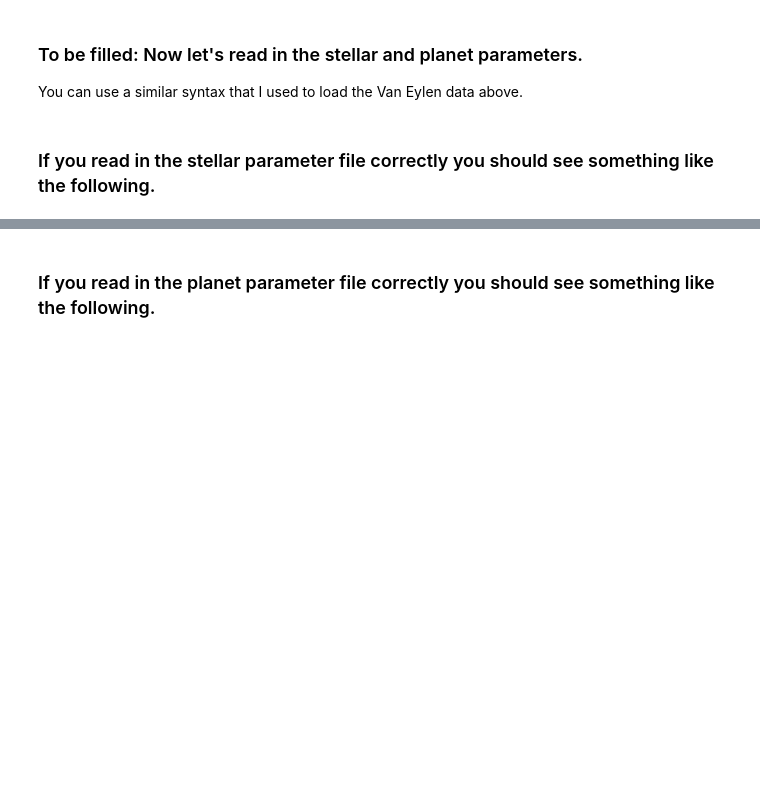
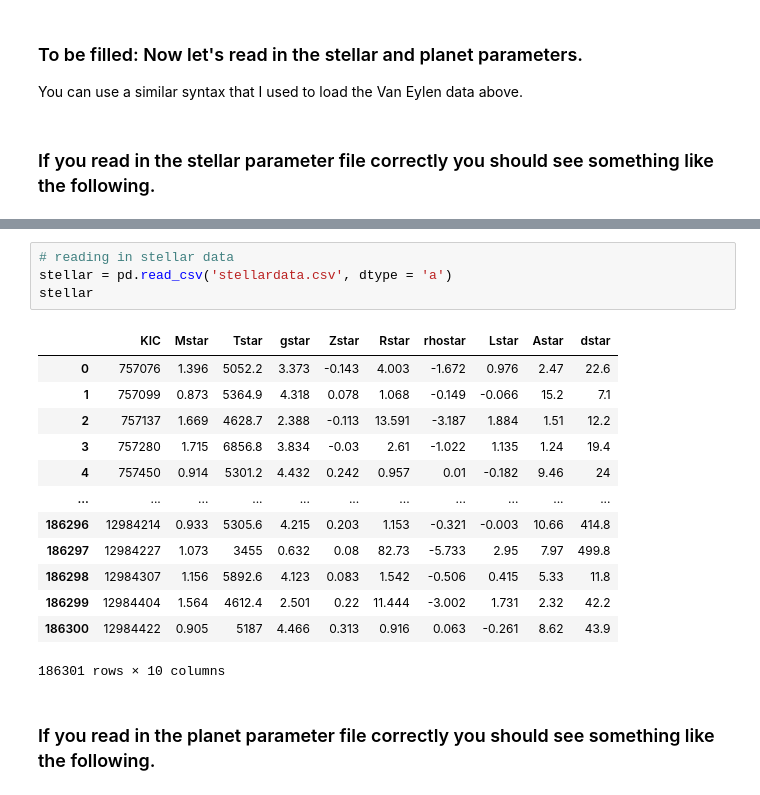
Before and after one commit to sydneeod/AI-Machine-Learning, a Jupyter notebook: AST4930_homework4.ipynb, the cells around one changed output, grey strips where cells are left out. Drawn from its saved outputs; the diff is of its cells as text; blank space fills up the shorter version.

```diff
--- a/AST4930_homework4.ipynb
+++ b/AST4930_homework4.ipynb
@@ -162,2 +196,20 @@ You can use a similar syntax that I used to load the Van Eylen data above.
+# %%
+# reading in stellar data
+stellar = pd.read_csv('stellardata.csv', dtype = 'a')
+stellar
+# %% [output]
+|  | KIC | Mstar | Tstar | gstar | Zstar | Rstar | rhostar | Lstar | Astar | dstar |
+| 0 | 757076 | 1.396 | 5052.2 | 3.373 | -0.143 | 4.003 | -1.672 | 0.976 | 2.47 | 22.6 |
+| 1 | 757099 | 0.873 | 5364.9 | 4.318 | 0.078 | 1.068 | -0.149 | -0.066 | 15.2 | 7.1 |
+| 2 | 757137 | 1.669 | 4628.7 | 2.388 | -0.113 | 13.591 | -3.187 | 1.884 | 1.51 | 12.2 |
+| 3 | 757280 | 1.715 | 6856.8 | 3.834 | -0.03 | 2.61 | -1.022 | 1.135 | 1.24 | 19.4 |
+| 4 | 757450 | 0.914 | 5301.2 | 4.432 | 0.242 | 0.957 | 0.01 | -0.182 | 9.46 | 24 |
+| ... | ... | ... | ... | ... | ... | ... | ... | ... | ... | ... |
+| 186296 | 12984214 | 0.933 | 5305.6 | 4.215 | 0.203 | 1.153 | -0.321 | -0.003 | 10.66 | 414.8 |
+| 186297 | 12984227 | 1.073 | 3455 | 0.632 | 0.08 | 82.73 | -5.733 | 2.95 | 7.97 | 499.8 |
+| 186298 | 12984307 | 1.156 | 5892.6 | 4.123 | 0.083 | 1.542 | -0.506 | 0.415 | 5.33 | 11.8 |
+| 186299 | 12984404 | 1.564 | 4612.4 | 2.501 | 0.22 | 11.444 | -3.002 | 1.731 | 2.32 | 42.2 |
+| 186300 | 12984422 | 0.905 | 5187 | 4.466 | 0.313 | 0.916 | 0.063 | -0.261 | 8.62 | 43.9 |
+186301 rows × 10 columns
 # %% [markdown]
 ### If you read in the planet parameter file correctly you should see something like the following.
```
Also changed, not shown: parts of 34 cells of this notebook, 6 other files.
